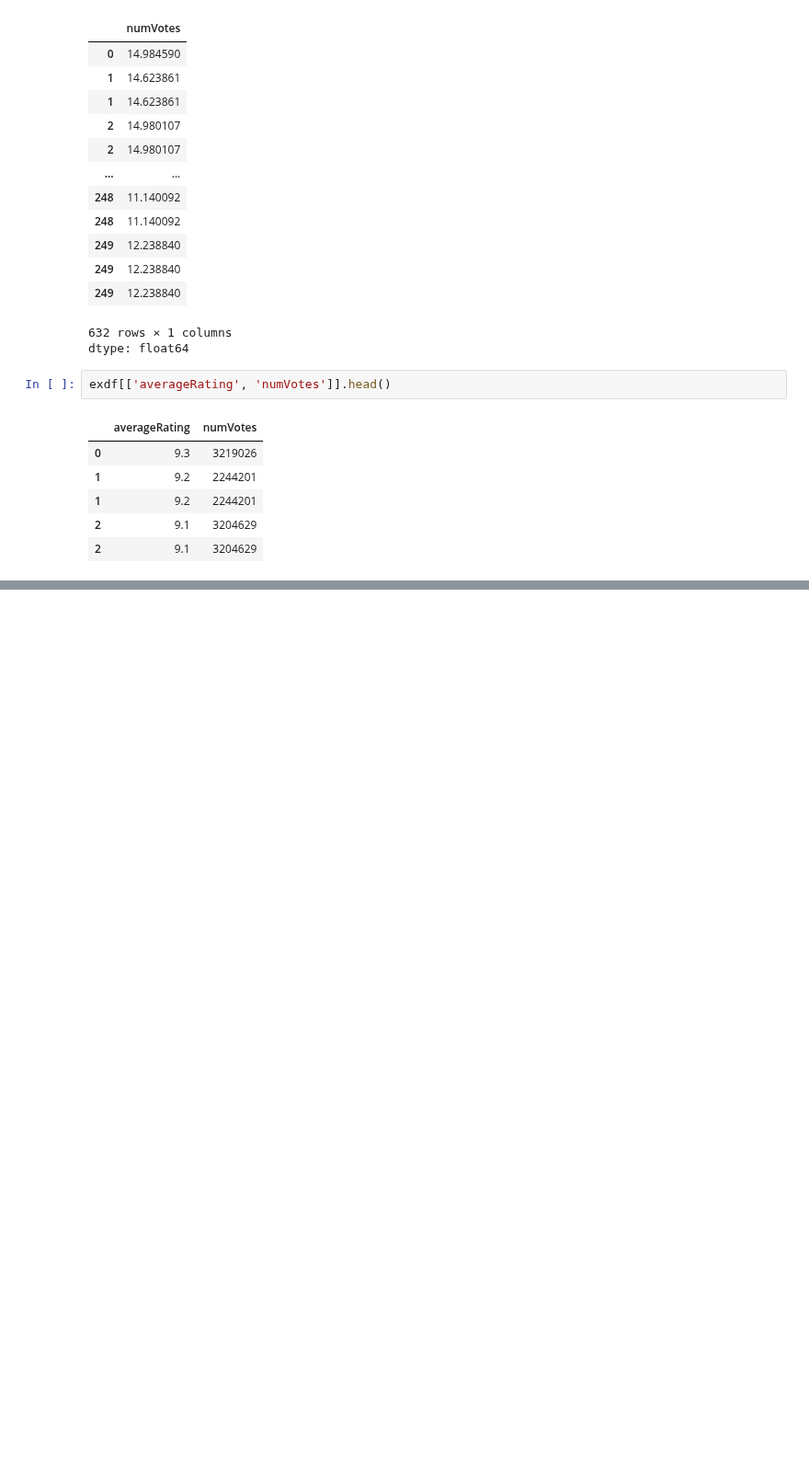
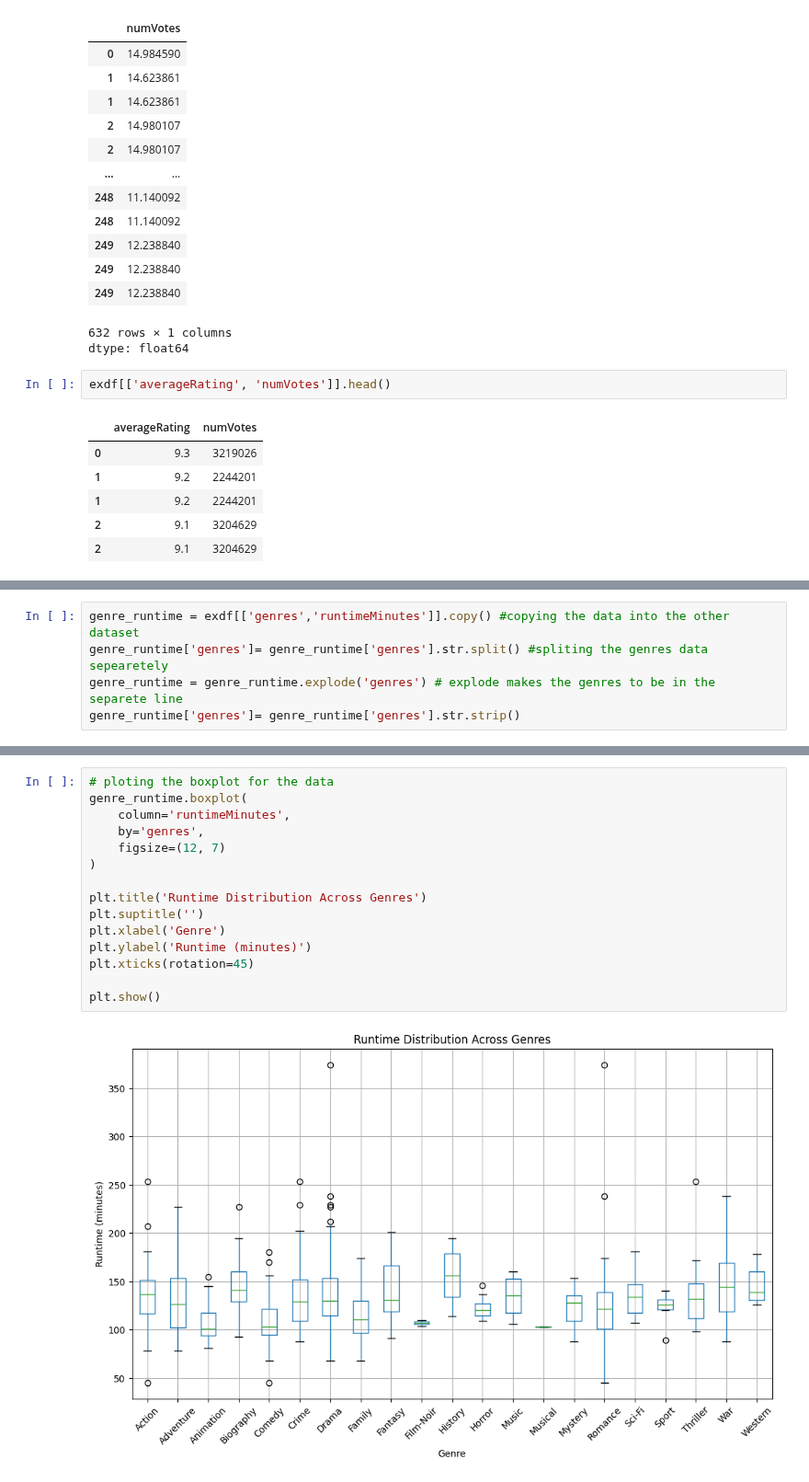
Before and after one commit to AVK48/AI-ML-JOURNEY, a Jupyter notebook: IMDb_Top_250_Movie_Insights.ipynb, the cells around one changed output, grey strips where cells are left out. Shown at 92% size. Cells and saved outputs as stored; diff of their text form; blank space fills up the shorter version.

Commit message:
How Does Runtime vary across the Genre?

```diff
--- a/IMDb_Top_250_Movie_Insights.ipynb
+++ b/IMDb_Top_250_Movie_Insights.ipynb
@@ -314,0 +345,5 @@ exdf[['averageRating', 'numVotes']].head()
+# %%
+genre_runtime = exdf[['genres','runtimeMinutes']].copy() #copying the data into the other dataset
+genre_runtime['genres']= genre_runtime['genres'].str.split() #spliting the genres data sepearetely
+genre_runtime = genre_runtime.explode('genres') # explode makes the genres to be in the separete line
+genre_runtime['genres']= genre_runtime['genres'].str.strip()
@@ -314,0 +373,17 @@ exdf[['averageRating', 'numVotes']].head()
+# %%
+# ploting the boxplot for the data
+genre_runtime.boxplot(
+    column='runtimeMinutes',
+    by='genres',
+    figsize=(12, 7)
+)
+
+plt.title('Runtime Distribution Across Genres')
+plt.suptitle('')
+plt.xlabel('Genre')
+plt.ylabel('Runtime (minutes)')
+plt.xticks(rotation=45)
+
+plt.show()
+# %% [output]
+[figure, added]
```
Also changed, not shown: parts of 5 cells of this notebook.
